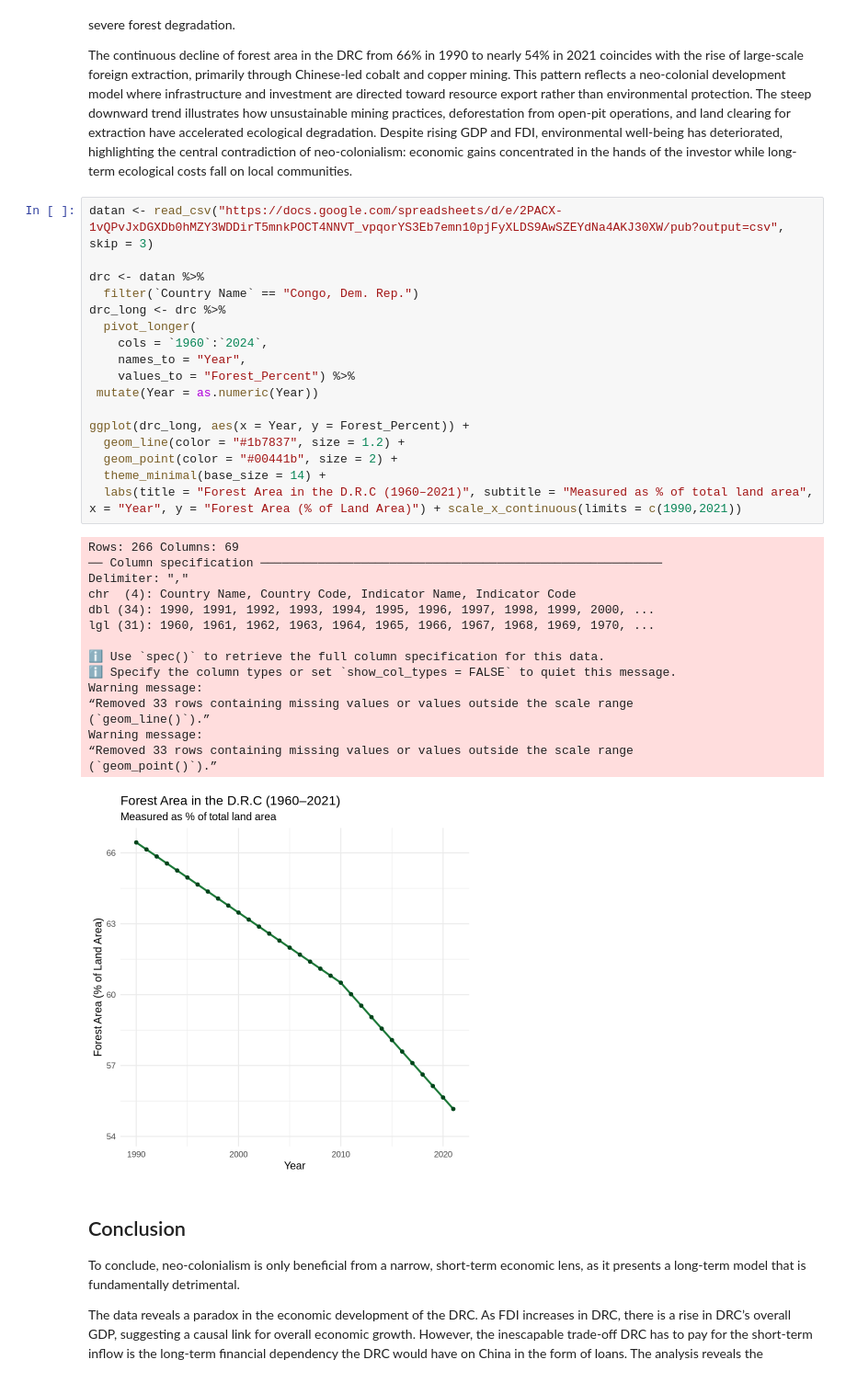
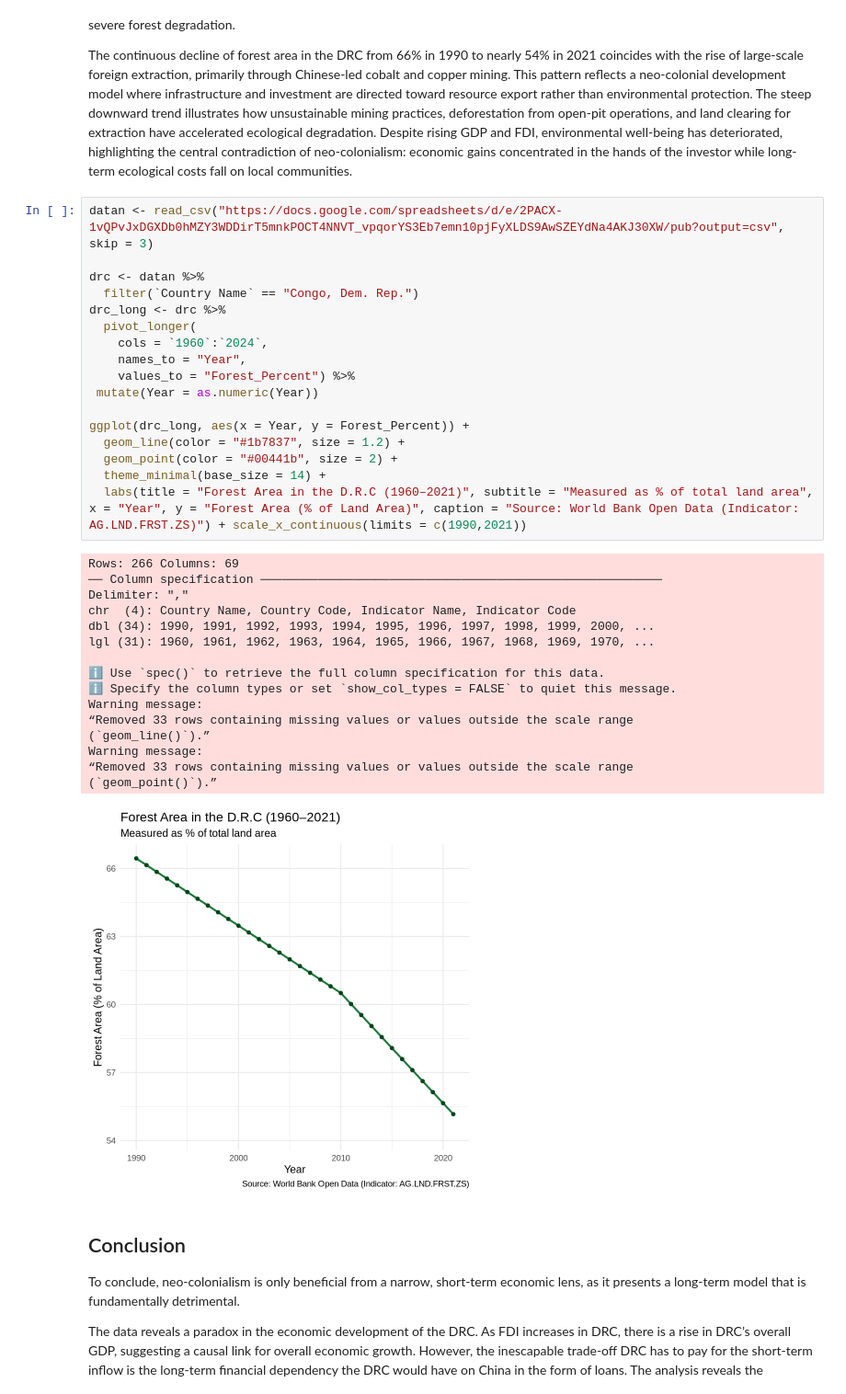
Before and after one commit to minotsp/econ-227-final-project, a Jupyter notebook: finalprojectcode.ipynb, the cells around one changed output. Shown at 92% size. Saved outputs shown, nothing was run; the diff lists cells and outputs as text.

```diff
--- a/finalprojectcode.ipynb
+++ b/finalprojectcode.ipynb
@@ -152,35 +152,35 @@ datan <- read_csv("https://docs.google.com/spreadsheets/d/e/2PACX-1vQPvJxDGXDb0h
 
 drc <- datan %>%
   filter(`Country Name` == "Congo, Dem. Rep.")
 drc_long <- drc %>%
   pivot_longer(
     cols = `1960`:`2024`,
     names_to = "Year",
     values_to = "Forest_Percent") %>%
  mutate(Year = as.numeric(Year))
 
 ggplot(drc_long, aes(x = Year, y = Forest_Percent)) +
   geom_line(color = "#1b7837", size = 1.2) +
   geom_point(color = "#00441b", size = 2) +
   theme_minimal(base_size = 14) +
-  labs(title = "Forest Area in the D.R.C (1960–2021)", subtitle = "Measured as % of total land area", x = "Year", y = "Forest Area (% of Land Area)") + scale_x_continuous(limits = c(1990,2021))
+  labs(title = "Forest Area in the D.R.C (1960–2021)", subtitle = "Measured as % of total land area", x = "Year", y = "Forest Area (% of Land Area)", caption = "Source: World Bank Open Data (Indicator: AG.LND.FRST.ZS)") + scale_x_continuous(limits = c(1990,2021))
 # %% [output]
 Rows: 266 Columns: 69
 ── Column specification ────────────────────────────────────────────────────────
 Delimiter: ","
 chr  (4): Country Name, Country Code, Indicator Name, Indicator Code
 dbl (34): 1990, 1991, 1992, 1993, 1994, 1995, 1996, 1997, 1998, 1999, 2000, ...
 lgl (31): 1960, 1961, 1962, 1963, 1964, 1965, 1966, 1967, 1968, 1969, 1970, ...
 
 ℹ Use `spec()` to retrieve the full column specification for this data.
 ℹ Specify the column types or set `show_col_types = FALSE` to quiet this message.
 Warning message:
 “Removed 33 rows containing missing values or values outside the scale range
 (`geom_line()`).”
 Warning message:
 “Removed 33 rows containing missing values or values outside the scale range
 (`geom_point()`).”
-[figure, old version]
+[figure, new version]
 # %% [markdown]
 ## Conclusion
 To conclude, neo-colonialism is only beneficial from a narrow, short-term economic lens, as it presents a long-term model that is fundamentally detrimental.
```
Also changed, not shown: parts of 3 cells of this notebook.
